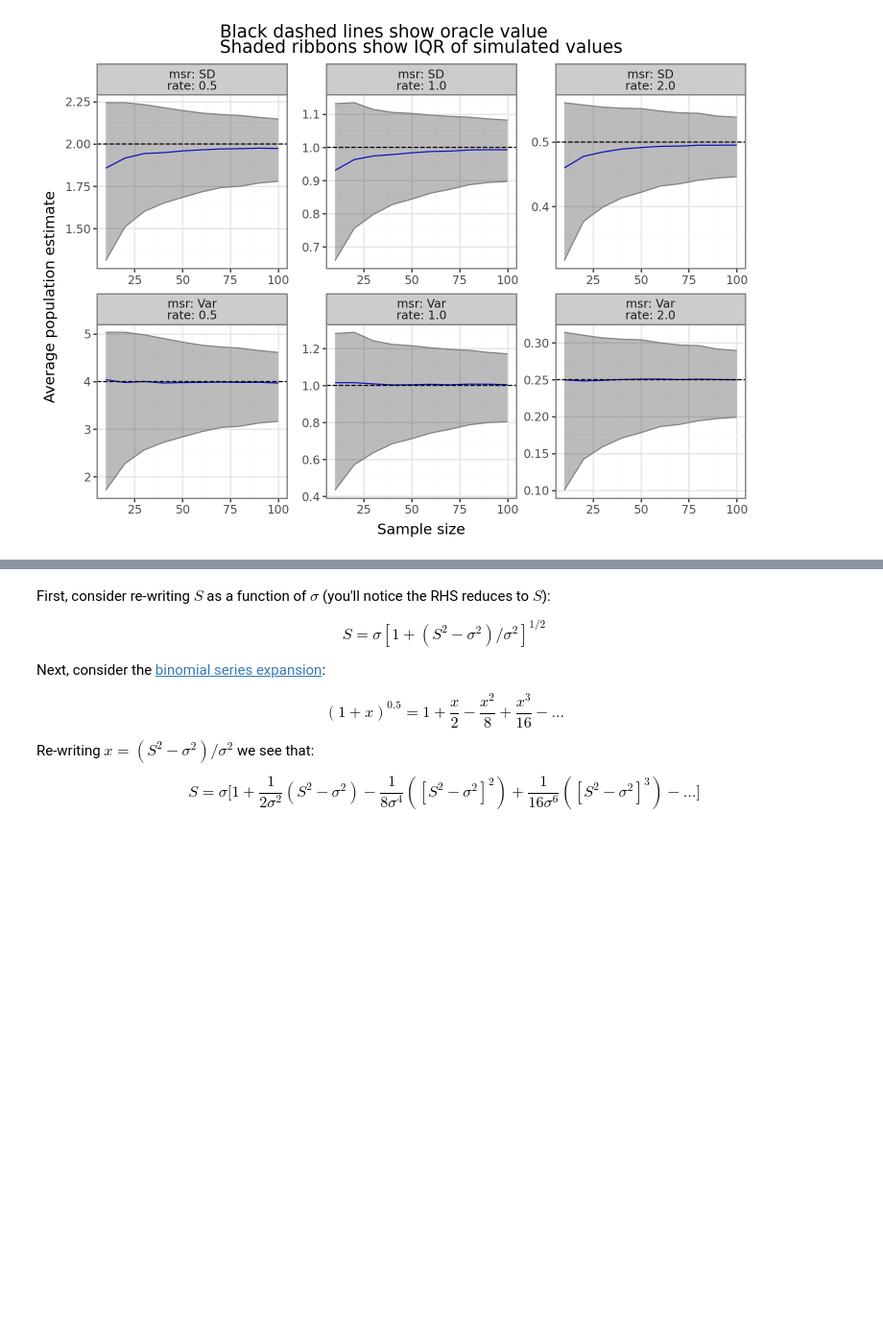
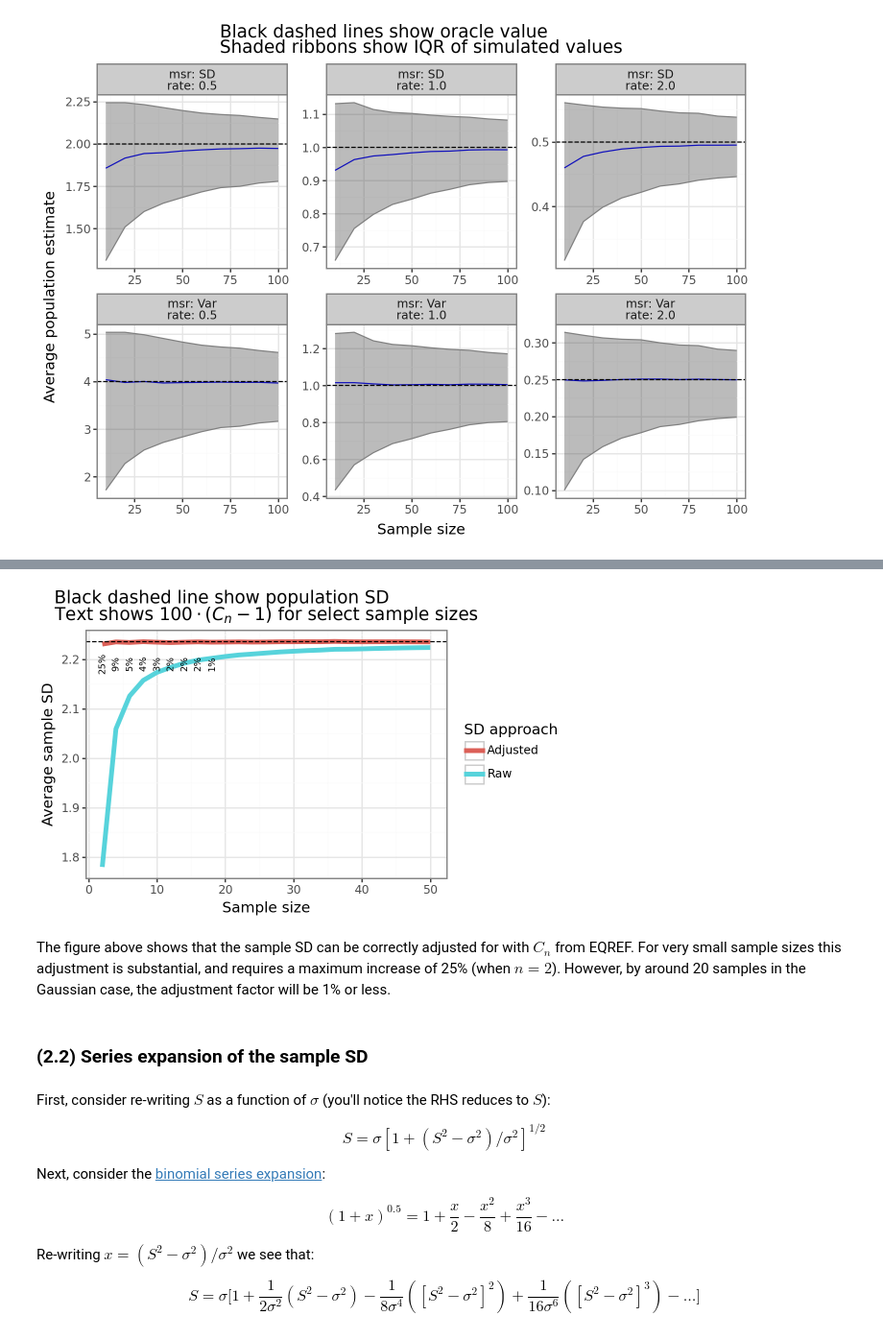
Before and after one commit to erikdrysdale/erikdrysdale.github.io, a Jupyter notebook: _rmd/extra_debias_sd/post.ipynb, the cells around one changed output, grey strips where cells are left out. Shown at 96% size. Saved outputs shown, nothing was run; the diff lists cells and outputs as text; code cells hidden in the pictures; blank space fills up the shorter version.

Commit message:
adding intro to Gaussian section

```diff
--- a/_rmd/extra_debias_sd/post.ipynb
+++ b/_rmd/extra_debias_sd/post.ipynb
@@ -113,3 +134,49 @@ If $E[S] \leq \sigma$ because of the concave square-root trans...
+# %%
+from scipy.special import gamma as GammaFunc
+from scipy.special import gammaln as LogGammaFunc
+
+
+# Adjustment factor
+def C_n_gaussian(n: int, approx:bool = True) -> float:
+    if approx:
+        gamma_ratio = np.exp(LogGammaFunc((n-1)/2) - LogGammaFunc(n/2))
+    else:
+        gamma_ratio = GammaFunc((n-1)/2) / GammaFunc(n / 2)
+    return np.sqrt((n - 1)/2) * gamma_ratio
+
+# Set up simulation parameters
+nsim = 100000
+sample_sizes = np.linspace(2, 50, num=25).astype(int)
+mu = 1.3
+sigma2 = 5
+sigma = np.sqrt(sigma2)
+dist_norm = norm(loc = mu, scale = sigma)
+# Try sample STD
+S_gauss_raw = np.vstack([dist_norm.rvs(size = (nsim, n), random_state=1).std(axis=1, ddof=1) for n in sample_sizes]).mean(axis=1)
+S_gauss_adj = C_n_gaussian(sample_sizes) * S_gauss_raw
+res_gauss = pd.DataFrame({'n':sample_sizes,'raw':S_gauss_raw, 'adj':S_gauss_adj}).\
+    melt('n', var_name='msr', value_name='sd')
+# %%
+dat_adj_gauss = pd.DataFrame({'n':sample_sizes, 'adj':C_n_gaussian(sample_sizes)}).head(9)
+
+pn.options.figure_size = (5.5, 3.5)
+di_gauss_lbl ={'raw': 'Raw',
+               'adj': 'Adjusted'}
+gg_gauss = (pn.ggplot(res_gauss, pn.aes(x='n', y='sd', color='msr')) +
+            pn.theme_bw() +
+            pn.geom_line(size=2) +
+            pn.geom_hline(yintercept=sigma, linetype='--') +
+            pn.geom_text(pn.aes(label='(adj-1)*100', y=sigma*0.98), size=7, color='black', format_string='{:.0f}%', angle=90, data=dat_adj_gauss) +
+            pn.scale_color_discrete(name='SD approach', labels = lambda x: [di_gauss_lbl[z] for z in x]) +
+            pn.labs(y='Average sample SD', x='Sample size') +
+            pn.ggtitle('Black dashed line show population SD\nText shows $100\cdot (C_n-1)$ for select sample sizes'))
+gg_gauss
+# %% [output]
+[figure, added]
+# %% [markdown]
+The figure above shows that the sample SD can be correctly adjusted for with $C_n$ from EQREF. For very small sample sizes this adjustment is substantial, and requires a maximum increase of 25% (when $n=2$). However, by around 20 samples in the Gaussian case, the adjustment factor will be 1% or less.
+# %% [markdown]
+### (2.2) Series expansion of the sample SD
 # %% [markdown]
 
 First, consider re-writing $S$ as a function of $\sigma$ (you'll notice the RHS reduces to $S$):
```
Also changed, not shown: parts of 6 cells of this notebook.
